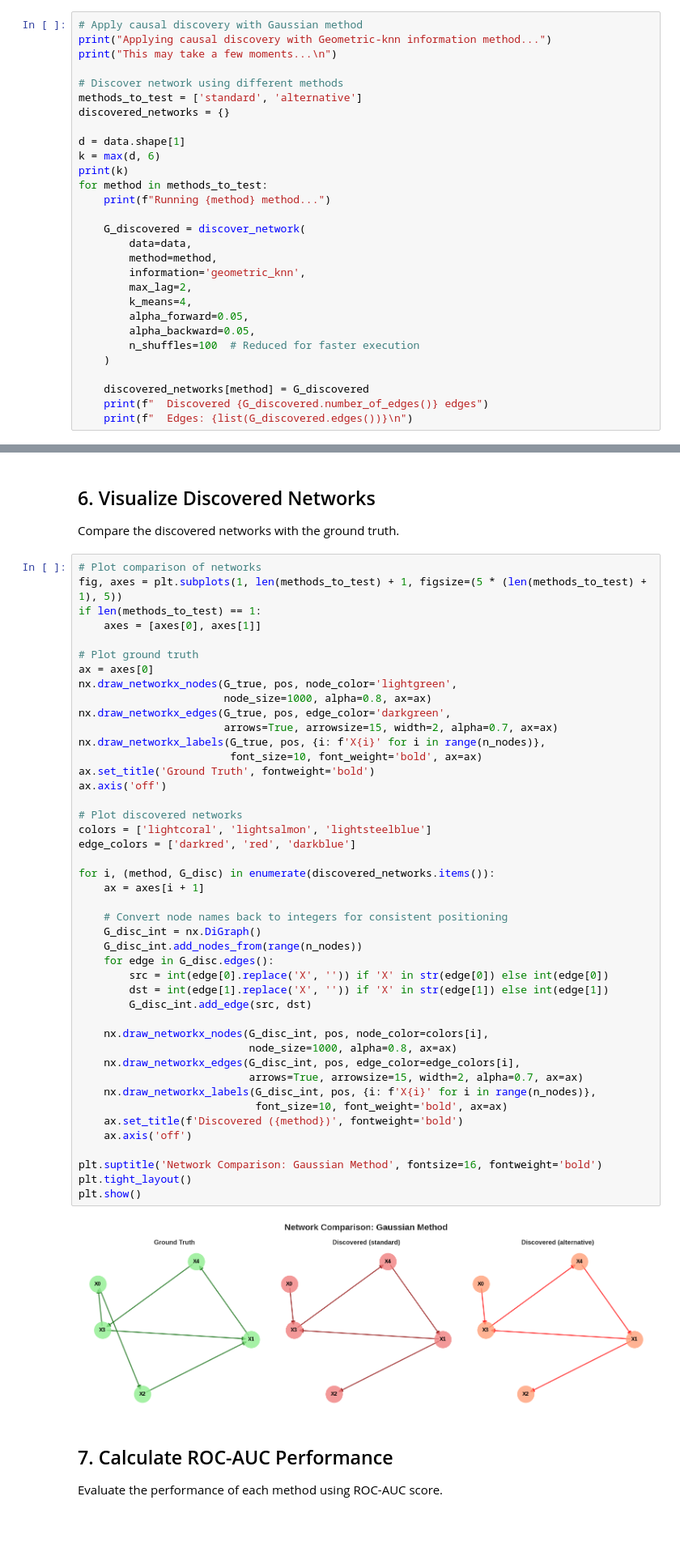
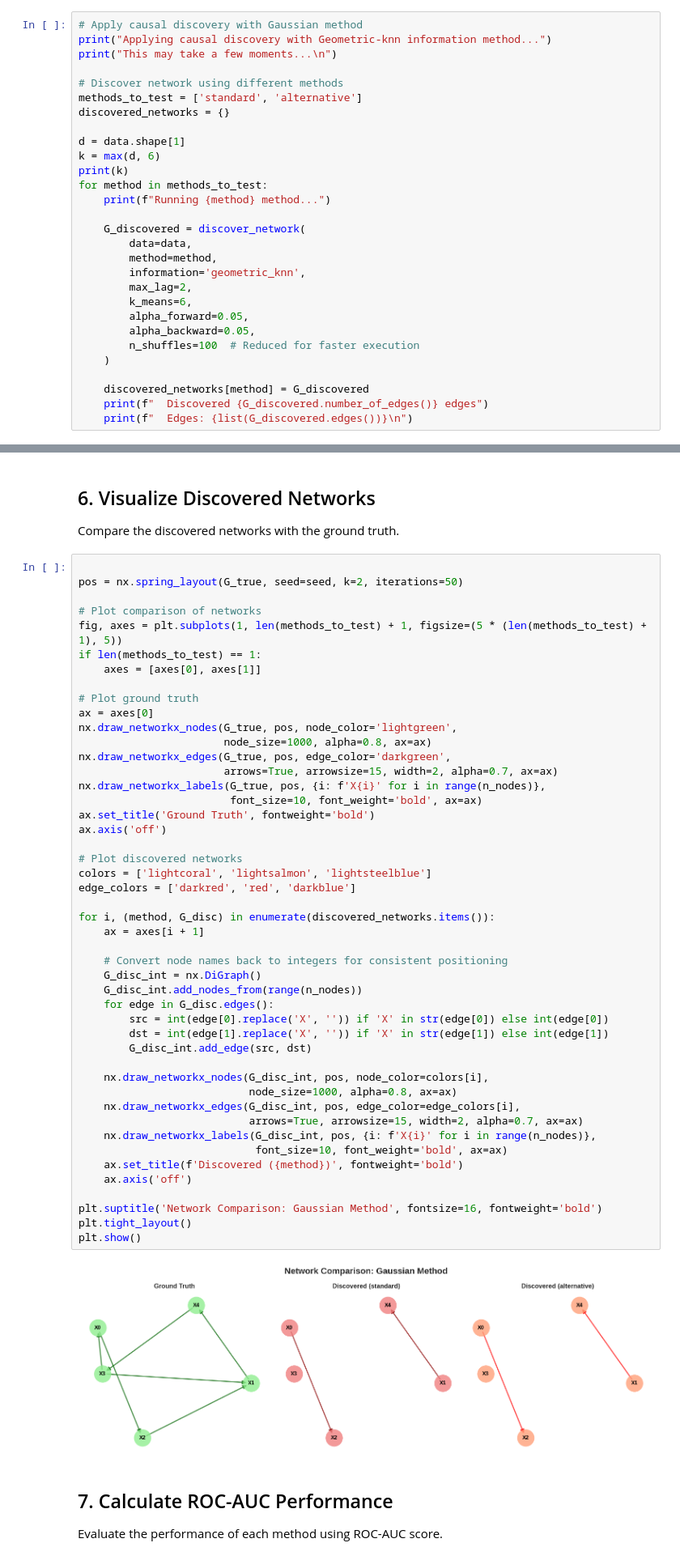
Before and after one commit to Center-For-Complex-Systems-Science/causationentropy, a Jupyter notebook: notebooks/geometric_knn_causal_discovery_example.ipynb, the cells around one changed output, grey strips where cells are left out. Shown: that part at 81% size. Cells and saved outputs as stored; diff of their text form; blank space fills up the shorter version.

```diff
--- a/notebooks/geometric_knn_causal_discovery_example.ipynb
+++ b/notebooks/geometric_knn_causal_discovery_example.ipynb
@@ -143,7 +143,7 @@ for method in methods_to_test:
         method=method,
         information='geometric_knn',
         max_lag=2,
-        k_means=4,
+        k_means=6,
         alpha_forward=0.05,
         alpha_backward=0.05,
         n_shuffles=100  # Reduced for faster execution
@@ -175,6 +175,9 @@ Estimating edges for node 4 (X4)
 
 Compare the discovered networks with the ground truth.
 # %%
+
+pos = nx.spring_layout(G_true, seed=seed, k=2, iterations=50)
+
 # Plot comparison of networks
 fig, axes = plt.subplots(1, len(methods_to_test) + 1, figsize=(5 * (len(methods_to_test) + 1), 5))
 if len(methods_to_test) == 1:
@@ -192,34 +195,34 @@ ax.set_title('Ground Truth', fontweight='bold')
 ax.axis('off')
 
 # Plot discovered networks
 colors = ['lightcoral', 'lightsalmon', 'lightsteelblue']
 edge_colors = ['darkred', 'red', 'darkblue']
 
 for i, (method, G_disc) in enumerate(discovered_networks.items()):
     ax = axes[i + 1]
 
     # Convert node names back to integers for consistent positioning
     G_disc_int = nx.DiGraph()
     G_disc_int.add_nodes_from(range(n_nodes))
     for edge in G_disc.edges():
         src = int(edge[0].replace('X', '')) if 'X' in str(edge[0]) else int(edge[0])
         dst = int(edge[1].replace('X', '')) if 'X' in str(edge[1]) else int(edge[1])
         G_disc_int.add_edge(src, dst)
 
     nx.draw_networkx_nodes(G_disc_int, pos, node_color=colors[i],
                            node_size=1000, alpha=0.8, ax=ax)
     nx.draw_networkx_edges(G_disc_int, pos, edge_color=edge_colors[i],
                            arrows=True, arrowsize=15, width=2, alpha=0.7, ax=ax)
     nx.draw_networkx_labels(G_disc_int, pos, {i: f'X{i}' for i in range(n_nodes)},
                             font_size=10, font_weight='bold', ax=ax)
     ax.set_title(f'Discovered ({method})', fontweight='bold')
     ax.axis('off')
 
 plt.suptitle('Network Comparison: Gaussian Method', fontsize=16, fontweight='bold')
 plt.tight_layout()
 plt.show()
 # %% [output]
-[figure, old version]
+[figure, new version]
 # %% [markdown]
 ## 7. Calculate ROC-AUC Performance
 
```
Also changed, not shown: 7 other files.
